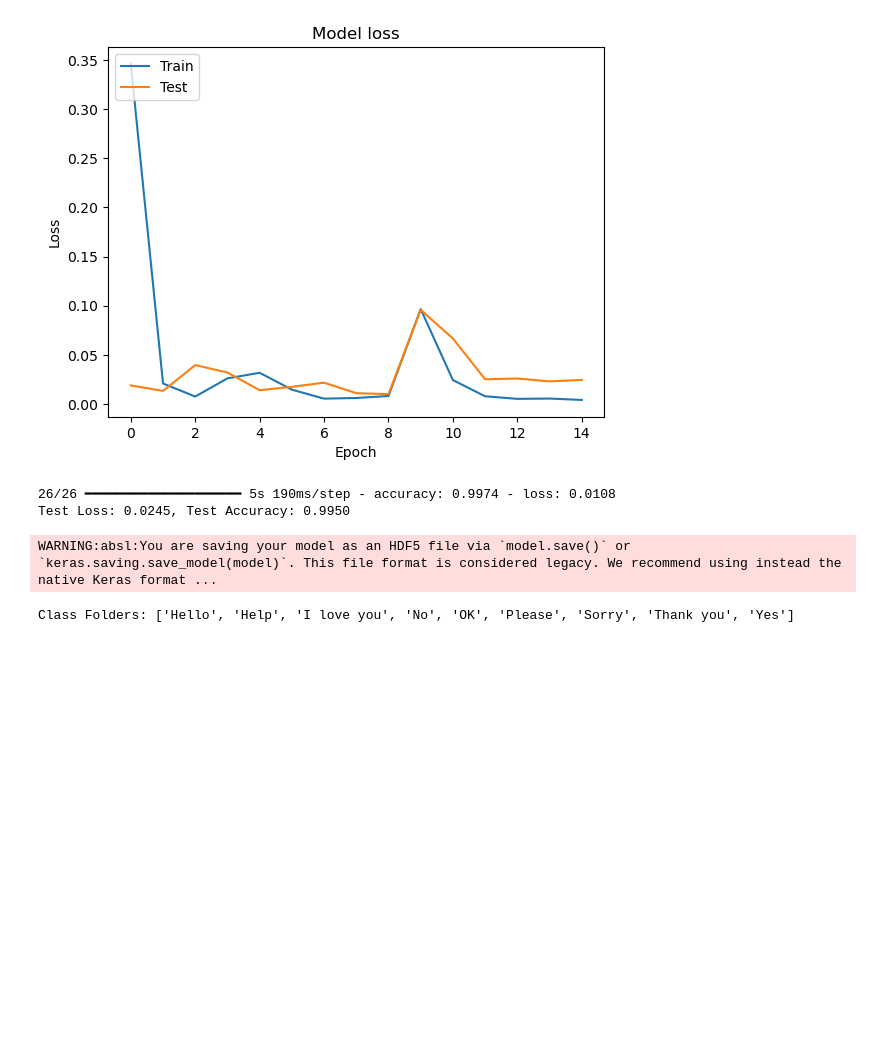
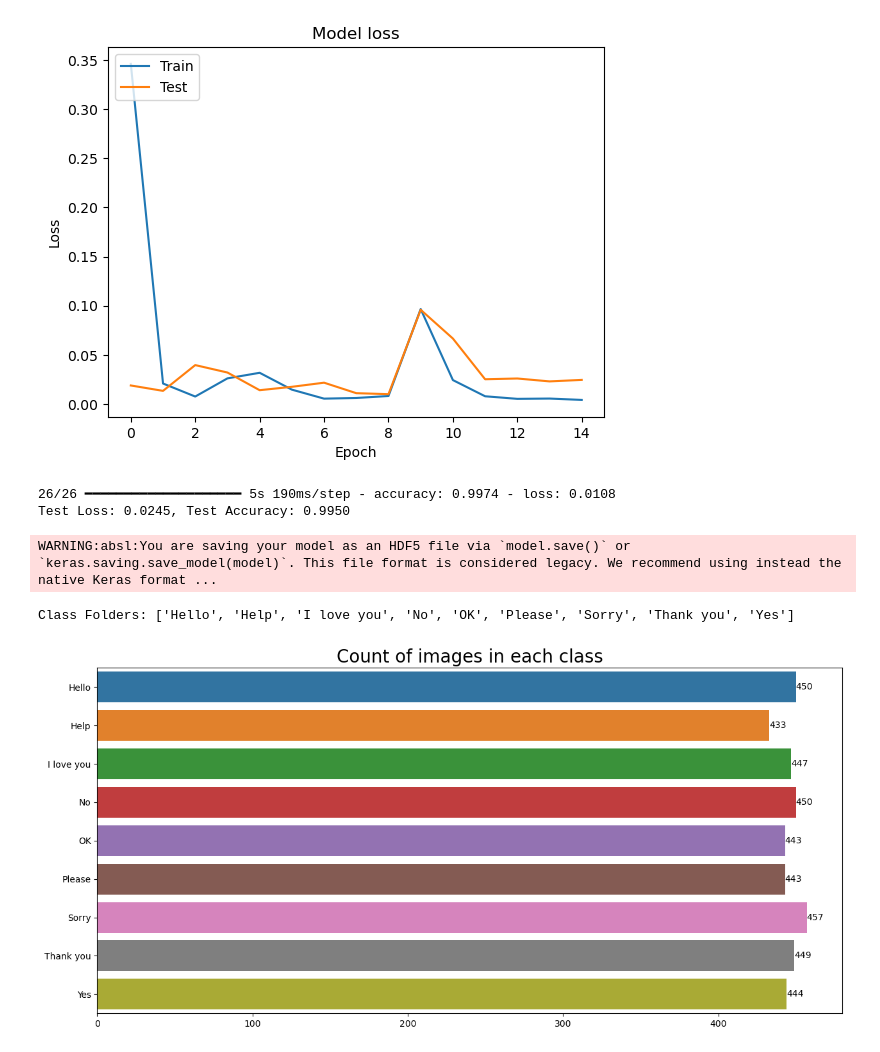
Before and after one commit to asiyasemi/Sign-language-interpretation, a Jupyter notebook: Accuracy check.ipynb, the cells around one changed output. Cells and saved outputs as stored; diff of their text form; code cells hidden in the pictures; blank space fills up the shorter version.

```diff
--- a/Accuracy check.ipynb
+++ b/Accuracy check.ipynb
@@ -121,3 +121,28 @@ WARNING:absl:You are saving your model as an HDF5 file via `model.save()` or `ke
 print("Class Folders:", class_folders)
 # %% [output]
 Class Folders: ['Hello', 'Help', 'I love you', 'No', 'OK', 'Please', 'Sorry', 'Thank you', 'Yes']
+# %%
+import os
+import pandas as pd
+def df(data_path):
+    classes, class_paths = zip(*[(label, os.path.join(data_path, label, image))
+                                 for label in os.listdir(data_path) if os.path.isdir(os.path.join(data_path, label))
+                                 for image in os.listdir(os.path.join(data_path, label))])
+
+    df = pd.DataFrame({'Class Path': class_paths, 'Class': classes})
+    return df
+# %%
+data=df(data_dir)
+# %%
+import seaborn as sns
+# Count of images in each class in train data
+plt.figure(figsize=(15,7))
+ax = sns.countplot(data, y=data['Class'])
+
+plt.xlabel('')
+plt.ylabel('')
+plt.title('Count of images in each class', fontsize=20)
+ax.bar_label(ax.containers[0])
+plt.show()
+# %% [output]
+[figure, added]
```
Also changed, not shown: parts of 1 cell of this notebook.
